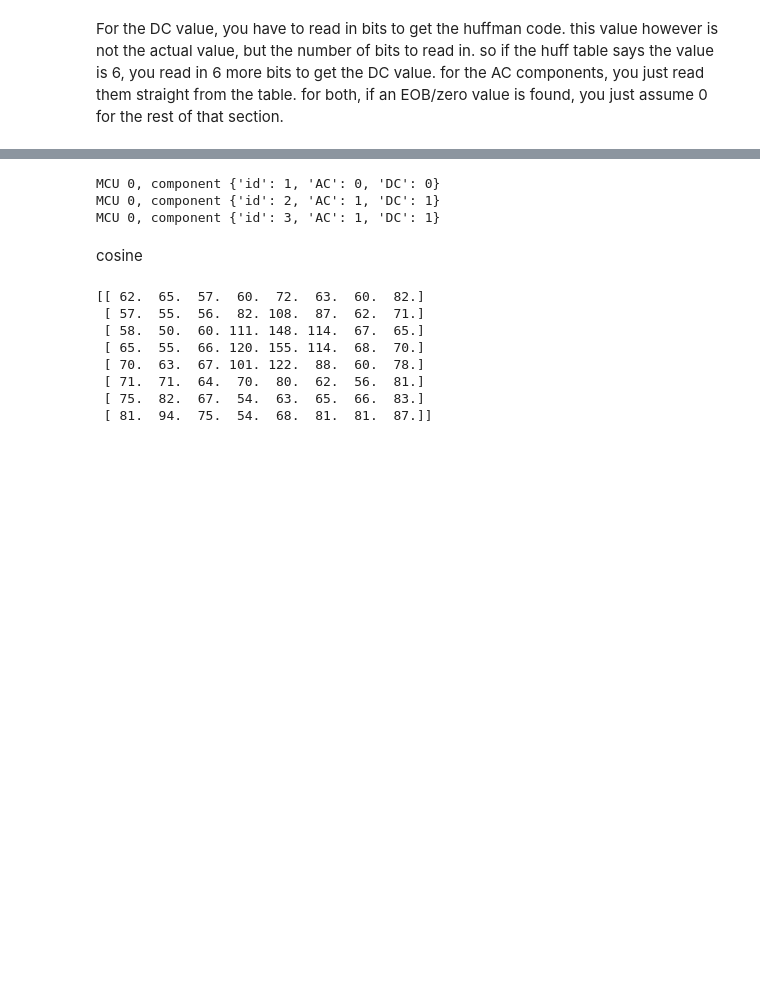
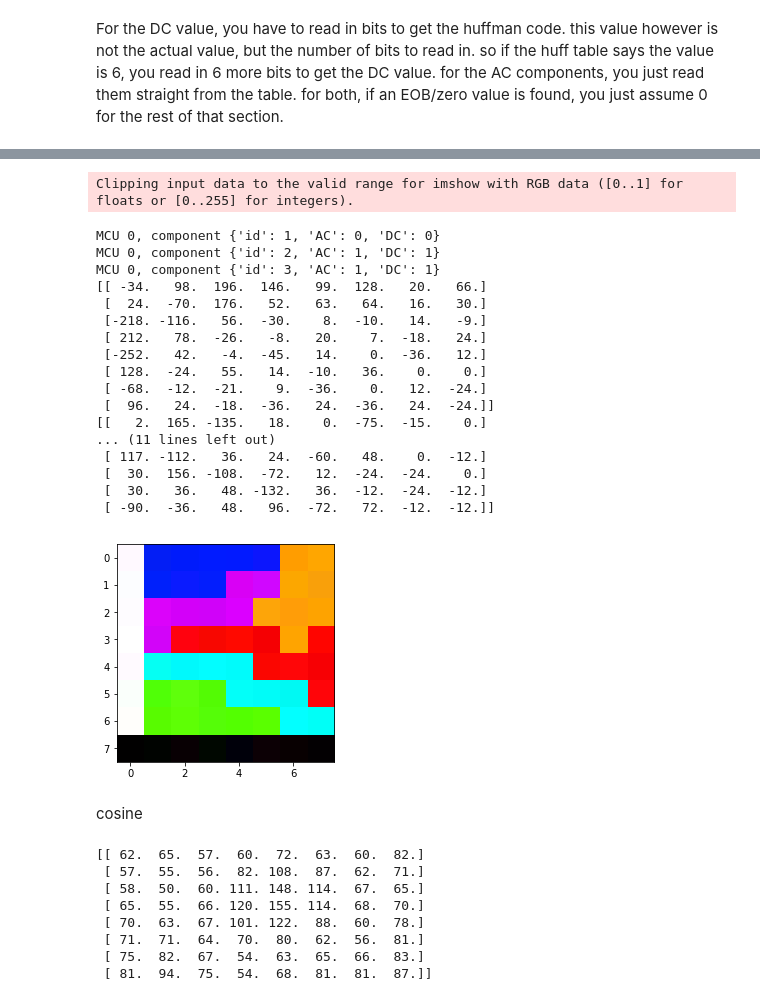
Before and after one commit to SkylerRankin/JPEG-Analysis, a Jupyter notebook: JPEG Analysis.ipynb, the cells around one changed output, grey strips where cells are left out. Cells and saved outputs as stored; diff of their text form; code cells hidden in the pictures; blank space fills up the shorter version.

```diff
--- a/JPEG Analysis.ipynb
+++ b/JPEG Analysis.ipynb
@@ -63,7 +63,7 @@ import numpy as np
 file = open(image_filename, "rb")
 segments = [[],[]]
 s = 0
-for i in range(10):
+for i in range(9):
     byte = (file.read(1), file.read(1))
     s+=2
     while hti(byte[0]+byte[1]) not in markers.keys():
@@ -339,7 +339,7 @@ def signed_dc(dc, size):
         return -(lo + d - 1)
     else:
         d = dc - mid
-        return lo + d
+        return int(lo + d)
 # %%
 def parse_SOS(file):
     #length = 6+2*(number of components)
@@ -373,7 +373,6 @@ def read_image_data(file):
         mcu = []
         for component in data["SOS"][0]["components"]:
             print("MCU {}, component {}".format(current_mcu, component))
-
             dc_map = data["DHT"][0]["maps"][component["DC"]]["DC"]
             ac_map = data["DHT"][0]["maps"][component["AC"]]["AC"]
 
@@ -395,17 +394,36 @@ def read_image_data(file):
             dct = [dc]
 
             #63 AC values
-            for i in range(63):
+            while len(dct) < 64:
 
-                #get next AC value
+                #get length for next AC value
                 bit_string = str(read_bit(file))
                 while bit_string not in ac_map:
                     bit_string += str(read_bit(file))
-                dct.append(ac_map[bit_string])
+                bits = ac_map[bit_string]
+
+                zrl = bits >> 4;
+
+                bits = bits & 0xF
 
                 #0 code corresponds to EOB, end of block.
-                if ac_map[bit_string] == 0:
+                if bits == 0:
                     break
+
+                #get the bits for the ac value
+                bit_string = ""
+                for i in range(bits):
+                    bit_string+=str(read_bit(file))
+
+                #convert to signed ac value
+                ac = signed_dc(int(bit_string, 2), bits)
+
+                if zrl > 0:
+                    #print("i={} bits={}, ac={}, zrl={}".format(i, bits, ac, zrl))
+                    for _ in range(zrl):
+                        dct.append(0)
+
+                dct.append(ac)
 
                 bit_string = ""
 
@@ -454,37 +492,53 @@ def next_segment(file):
 file = open(image_filename, "rb")
 data = {
     "SOF0": [],
     "DHT": [],
     "DQT": [],
     "SOS": []
 }
 bit_buffer = ""
 
 for i in range(10):
     segment = next_segment(file)
     #print(segment+"---------\n")
     if segment == "SOF0":
         data[segment].append(parse_SOF0(file))
         #pretty(data[segment][-1])
     elif segment == "DHT":
         data[segment].append(parse_DHT(file))
         #pretty(data[segment][-1])
     elif segment == "DQT":
         data[segment].append(parse_DQT(file))
         #print(data[segment][0]["tables"][0]["matrix"])
         #print(data[segment][0]["tables"][1]["matrix"])
         #pretty(data[segment][-1])
     elif segment == "SOS":
         data[segment].append(parse_SOS(file))
         mcus = read_image_data(file)
         #print(mcus)
-        #build_image(mcus)
+        build_image(mcus)
         break
 file.close()
 # %% [output]
-MCU 0, component {'id': 1, 'AC': 0, 'DC': 0}
-MCU 0, component {'id': 2, 'AC': 1, 'DC': 1}
-MCU 0, component {'id': 3, 'AC': 1, 'DC': 1}
+Clipping input data to the valid range for imshow with RGB data ([0..1] for floats or [0..255] for integers).
+MCU 0, component {'id': 1, 'AC': 0, 'DC': 0}
+MCU 0, component {'id': 2, 'AC': 1, 'DC': 1}
+MCU 0, component {'id': 3, 'AC': 1, 'DC': 1}
+[[ -34.   98.  196.  146.   99.  128.   20.   66.]
+ [  24.  -70.  176.   52.   63.   64.   16.   30.]
+ [-218. -116.   56.  -30.    8.  -10.   14.   -9.]
+ [ 212.   78.  -26.   -8.   20.    7.  -18.   24.]
+ [-252.   42.   -4.  -45.   14.    0.  -36.   12.]
+ [ 128.  -24.   55.   14.  -10.   36.    0.    0.]
+ [ -68.  -12.  -21.    9.  -36.    0.   12.  -24.]
+ [  96.   24.  -18.  -36.   24.  -36.   24.  -24.]]
+[[   2.  165. -135.   18.    0.  -75.  -15.    0.]
+... (11 lines left out)
+ [ 117. -112.   36.   24.  -60.   48.    0.  -12.]
+ [  30.  156. -108.  -72.   12.  -24.  -24.    0.]
+ [  30.   36.   48. -132.   36.  -12.  -24.  -12.]
+ [ -90.  -36.   48.   96.  -72.   72.  -12.  -12.]]
+[figure, added]
 # %%
 import skimage as ski
 def ycbcr_to_rgb(c):
```
Also changed, not shown: parts of 6 cells of this notebook, 1 other file.
